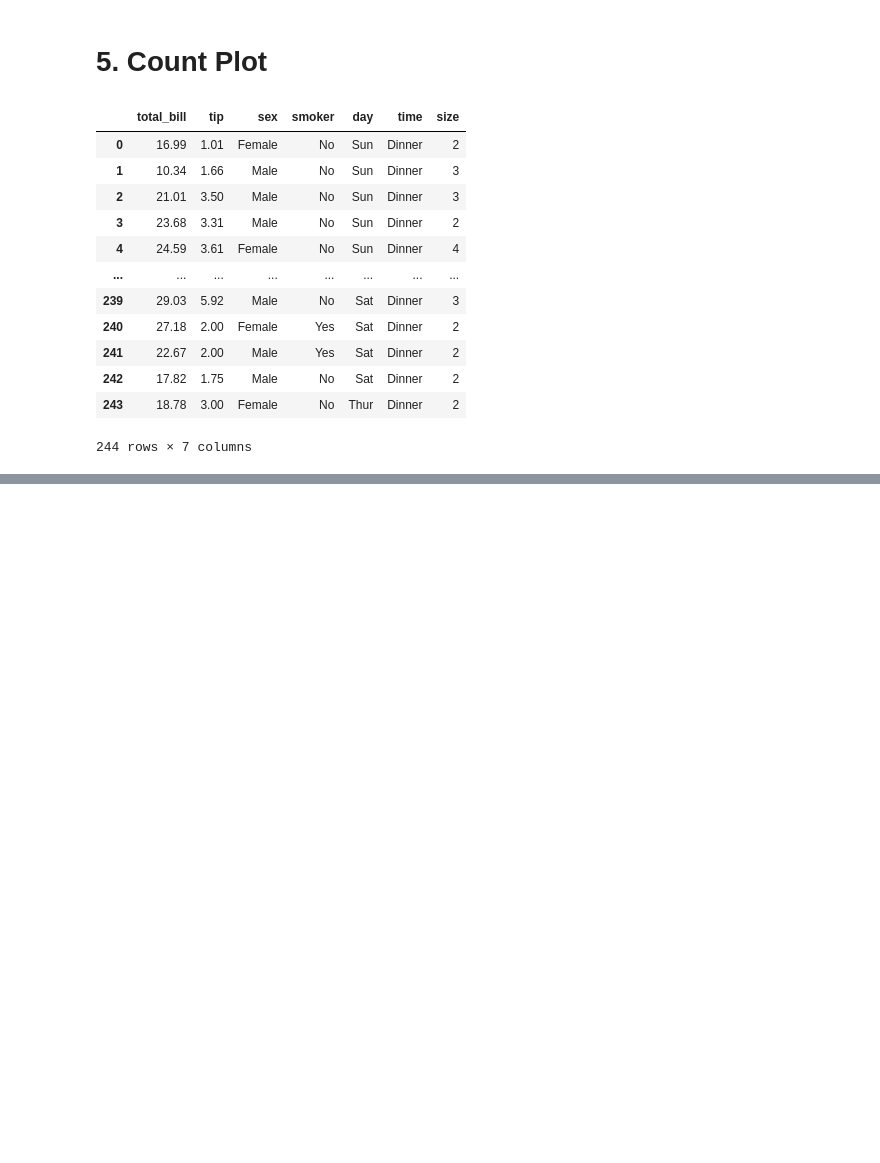
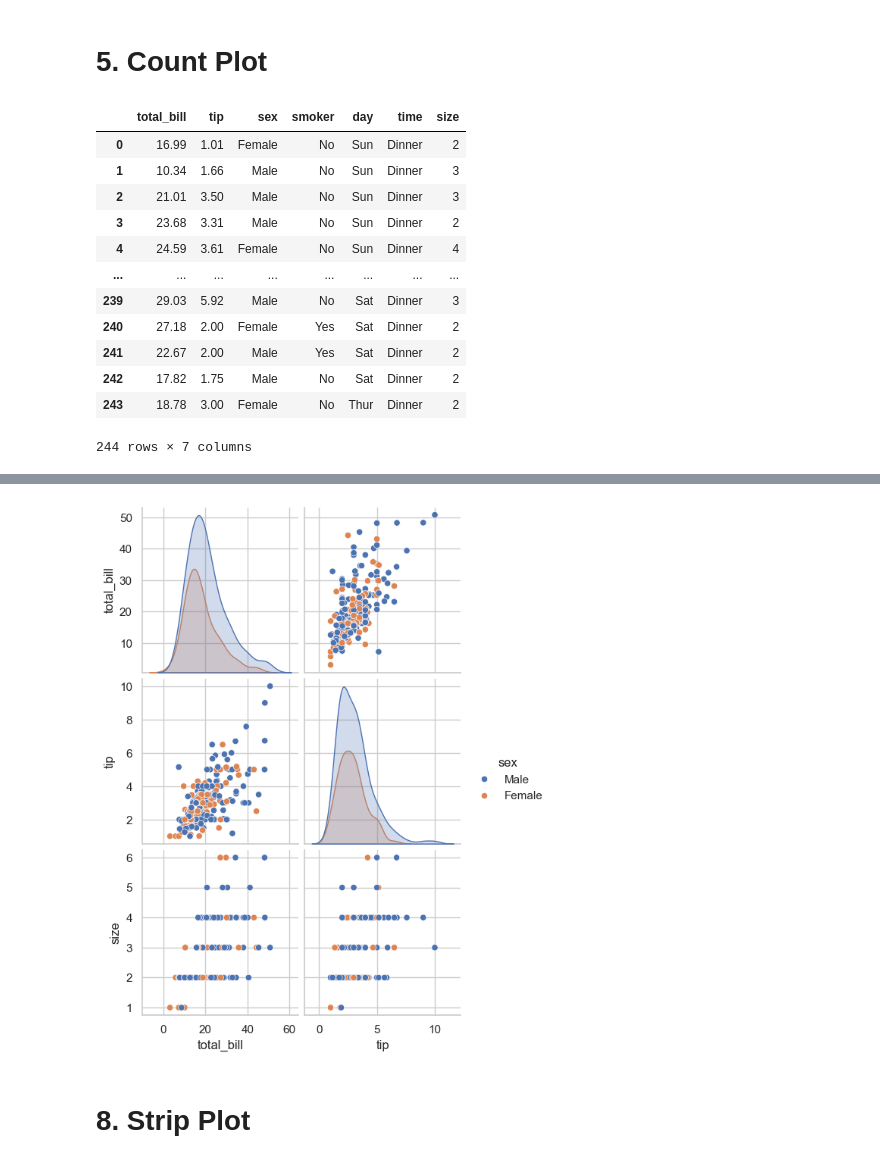
Before and after one commit to lukhi-laksh/Python-Seaborn, a Jupyter notebook: Advance.ipynb, the cells around one changed output, grey strips where cells are left out. Cells and saved outputs as stored; diff of their text form; code cells hidden in the pictures; blank space fills up the shorter version.

```diff
--- a/Advance.ipynb
+++ b/Advance.ipynb
@@ -257,0 +296,6 @@ plt.show()
+# %%
+import matplotlib.pyplot as plt
+import seaborn as sns
+
+var = sns.load_dataset('tips')
+var
@@ -257,0 +316,7 @@ plt.show()
+# %%
+sns.pairplot(var,hue='sex', x_vars=['total_bill', 'tip'])
+plt.show()
+# %% [output]
+[figure, added]
+# %% [markdown]
+# 8. Strip Plot
```
Also changed, not shown: parts of 30 cells of this notebook.
